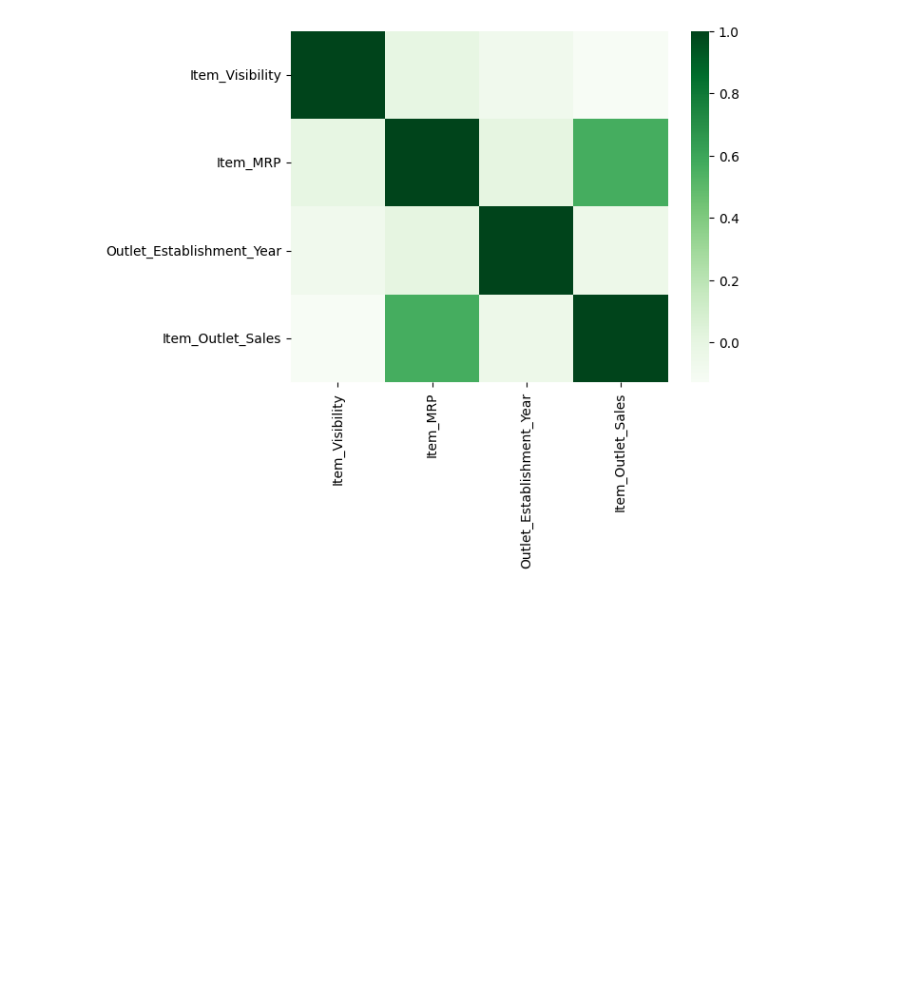
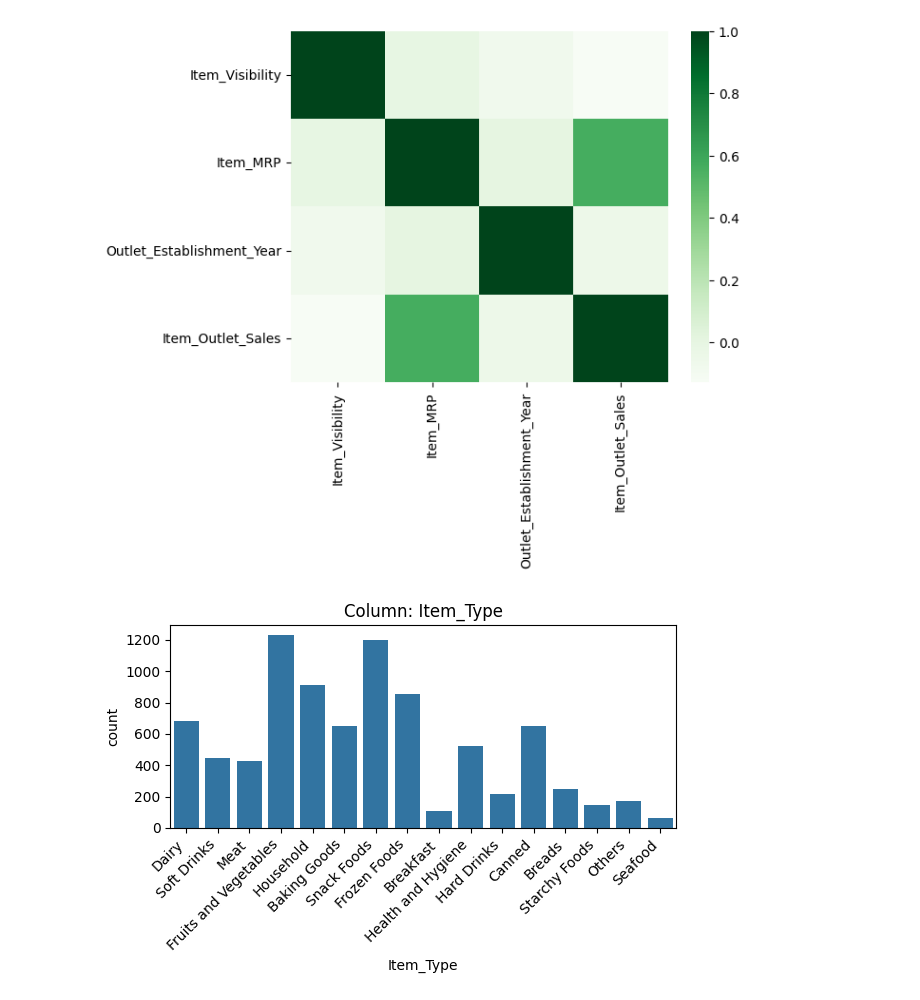
Before and after one commit to souhamz/sales-, a Jupyter notebook: project1part2.ipynb, the cells around one changed output. Cells and saved outputs as stored; diff of their text form; code cells hidden in the pictures; blank space fills up the shorter version.

```diff
--- a/project1part2.ipynb
+++ b/project1part2.ipynb
@@ -129,9 +129,9 @@ Outlet_Establishment_Year       0
 Item_Outlet_Sales               0
 dtype: int64
 # %%
-df_sales['Outlet_Size']=df_sales['Outlet_Size'].fillna('MISSING')
+df_sales['Outlet_Size']=df_sales['Outlet_Size'].fillna('nullvalue')
 df_sales['Outlet_Size'].value_counts(dropna=False)
-df_sales[col_cat]=df_sales[col_cat].fillna('MISSING')
+df_sales[col_cat]=df_sales[col_cat].fillna('nullvalue')
 df_sales[col_cat].isna().sum()
 # %% [output]
 Item_Identifier         0
@@ -143,9 +143,9 @@ Outlet_Location_Type    0
 Outlet_Type             0
 dtype: int64
 # %%
-df_sales['Item_Weight']=df_sales['Item_Weight'].fillna('MISSING')
-df_sales['Item_Weight'].value_counts(dropna=False)
-df_sales[num_cat]=df_sales[num_cat].fillna('MISSING')
+df_sales['Item_Type']=df_sales['Item_Type'].fillna('nullvalue')
+df_sales['Item_Type'].value_counts(dropna=False)
+df_sales[num_cat]=df_sales[num_cat].fillna('nullvalue')
 df_sales[num_cat].isna().sum()
 # %% [output]
 Item_Weight                  0
@@ -274,3 +274,23 @@ corr.round(2)
 sns.heatmap(corr, cmap = 'Greens');
 # %% [output]
 [figure]
+# %%
+sales_df=df_sales.copy()
+# %%
+x = 'Item_Type'
+
+placeholder = 'nullvalue'
+
+sales_df[x] = sales_df[x].fillna(placeholder)
+# %%
+
+fig, ax = plt.subplots(figsize=(6,4))
+
+sns.countplot(data=sales_df, x=x, ax=ax)
+
+ax.set_xticklabels(ax.get_xticklabels(), rotation=45, ha='right')
+
+ax.set_title(f"Column: {x}")
+fig.tight_layout()
+# %% [output]
+[figure, added]
```
Also changed, not shown: parts of 16 cells of this notebook.
